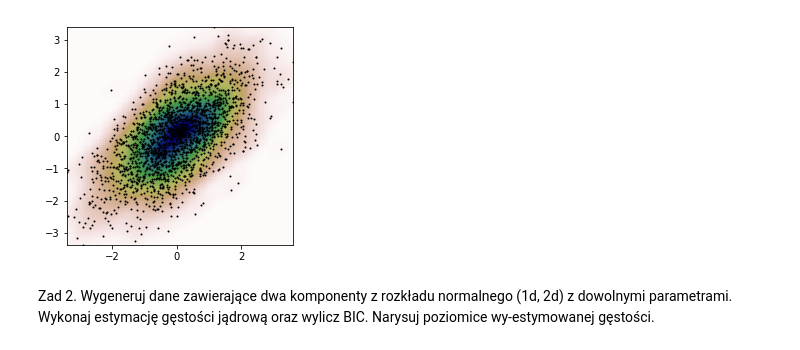
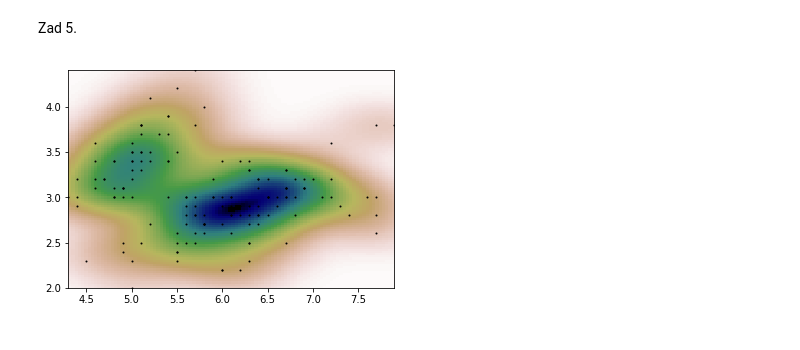
Before and after one commit to DentonJC/DA, a Jupyter notebook: CW11.ipynb, the cells around one changed output. Cells and saved outputs as stored; diff of their text form; code cells hidden in the pictures.

```diff
--- a/CW11.ipynb
+++ b/CW11.ipynb
@@ -84,23 +224,22 @@ NameError: name 'LassoLarsIC' is not defined
+# %% [markdown]
+Zad 5.
 # %%
-m1, m2 = measure(2000)
+iris = load_iris()
+data5, y_iris = iris.data, iris.target
+
+m1 = data5[:,0]
+m2 = data5[:,1]
 xmin, xmax, ymin, ymax = m1.min(), m1.max(), m2.min(), m2.max()
 X, Y = np.mgrid[xmin:xmax:100j, ymin:ymax:100j]
 positions = np.vstack([X.ravel(), Y.ravel()])
 values = np.vstack([m1, m2])
 kernel = stats.gaussian_kde(values)
 Z = np.reshape(kernel(positions).T, X.shape)
 fig, ax = plt.subplots()
 ax.imshow(np.rot90(Z), cmap=plt.cm.gist_earth_r, extent=[xmin, xmax, ymin, ymax])
 ax.plot(m1, m2, 'k.', markersize=2)
 ax.set_xlim([xmin, xmax])
 ax.set_ylim([ymin, ymax])
 plt.show()
-
-kde = KernelDensity(kernel='gaussian', bandwidth=0.2).fit(X)
 # %% [output]
-[figure, old version]
+[figure, new version]
-# %% [markdown]
-Zad 2.
-Wygeneruj dane zawierające dwa komponenty z rozkładu normalnego (1d, 2d) z dowolnymi parametrami.
-Wykonaj estymację gęstości jądrową oraz wylicz BIC.
-Narysuj poziomice wy-estymowanej gęstości.
```
Also changed, not shown: parts of 22 cells of this notebook, 5 other files.
